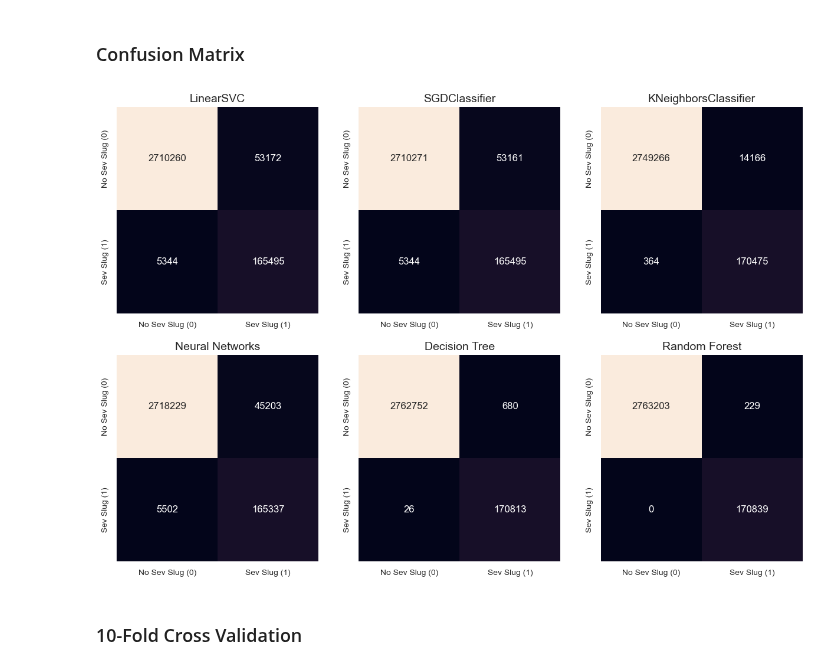
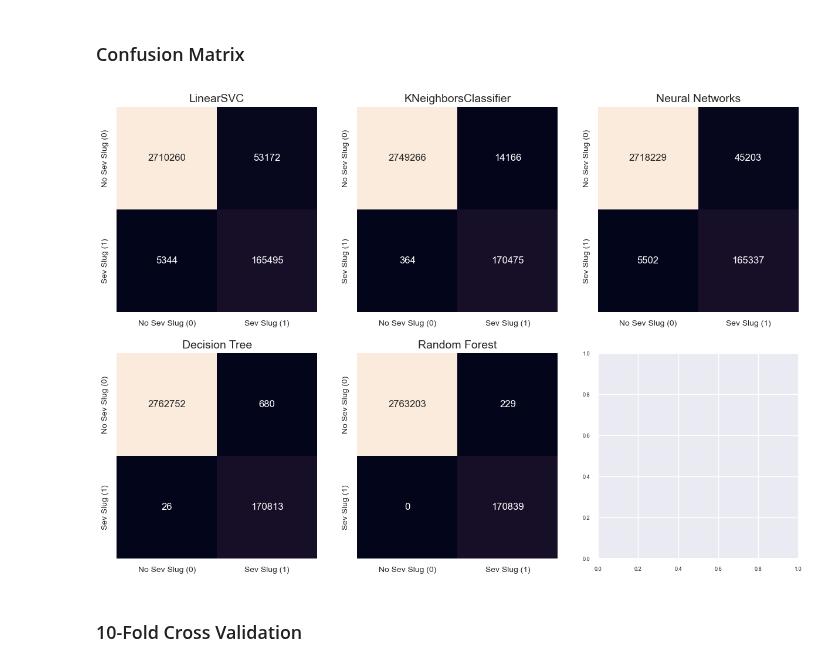
Before and after one commit to RealDyllon/3W-Petrobras, a Jupyter notebook: overviews/_baseline/Severe_Slugging_Classification.ipynb, the cells around one changed output. Drawn from its saved outputs; the diff is of its cells as text; code cells hidden in the pictures.

Commit message:
removed SGDClassifier

```diff
--- a/overviews/_baseline/Severe_Slugging_Classification.ipynb
+++ b/overviews/_baseline/Severe_Slugging_Classification.ipynb
@@ -659,6 +655,0 @@ with open(os.path.join('pickle', 'linear_svc_pipeline.pkl'), 'wb') as f:
-# %%
-with open(os.path.join('pickle', 'sgd_pipeline.pkl'), 'rb') as f:
-    sgd_pipeline = pickle.load(f)
-
-y_predicted_sgd = sgd_pipeline.predict(X_test)
-print("Accuracy: ",metrics.accuracy_score(y_test, y_predicted_sgd))
@@ -708,15 +655,0 @@ Score:  0.9748272387688216
-# %%
-sgd_pipeline = Pipeline([
-    ('scaler', scaler_pipeline),
-    ('dimred', PCA(
-        n_components=grid_search_lsvc.best_params_['dimred__n_components']
-    )),
-    ('sgdclassifier', SGDClassifier(
-        max_iter=grid_search_sgd.best_params_['sgdclassifier__max_iter'],
-        loss=grid_search_sgd.best_params_['sgdclassifier__loss'],
-        alpha=grid_search_sgd.best_params_['sgdclassifier__alpha'],
-        class_weight=grid_search_sgd.best_params_['sgdclassifier__class_weight']
-    ))
-])
-
-sgd_pipeline.fit(X_train, y_train)
@@ -729,7 +656,3 @@ Pipeline(steps=[('scaler',
-# %%
-# saving SGDClassifier model
-with open(os.path.join('pickle', 'sgd_pipeline.pkl'), 'wb') as f:
-    pickle.dump(sgd_pipeline, f)
 # %% [markdown]
 ### k-Nearest Neighbours
 #### Running pipeline from file
@@ -1266,36 +1172,35 @@ weighted avg     0.9999    0.9999    0.9999   2934271
 # setting labels valid for all following confusion matrices
 cm_labels = ['No Sev Slug (0)', 'Sev Slug (1)']
 
 predictions = [
     y_predicted_lin_clf,
-    y_predicted_sgd,
     y_predicted_knn,
     y_predicted_ann,
     y_predicted_tree,
     y_predicted_rf
 ]
 
 fig, axs = plt.subplots(2, 3, figsize=(15, 10))
 
 # plot each confusion matrix in a subplot
 for i, y_predicted in enumerate(predictions):
     row = i // 3
     col = i % 3
     cm = metrics.confusion_matrix(y_test, y_predicted)
     cm_dataframe = pd.DataFrame(cm, index=cm_labels, columns=cm_labels)
 
     sns.heatmap(cm_dataframe, annot=True, fmt='d', ax=axs[row, col], cbar=False, annot_kws={"fontsize": 12})
     axs[row, col].tick_params(axis='both', which='major', labelsize=10)
     titles = [
-        'LinearSVC','SGDClassifier', 'KNeighborsClassifier',
+        'LinearSVC', 'KNeighborsClassifier',
         'Neural Networks',
         'Decision Tree', 'Random Forest'
     ]
     axs[row, col].set_title(titles[i], fontsize=14)
 
 plt.show()
 # %% [output]
-[figure, old version]
+[figure, new version]
 # %% [markdown]
 ### 10-Fold Cross Validation
 # %%
```
Also changed, not shown: parts of 36 cells of this notebook.
